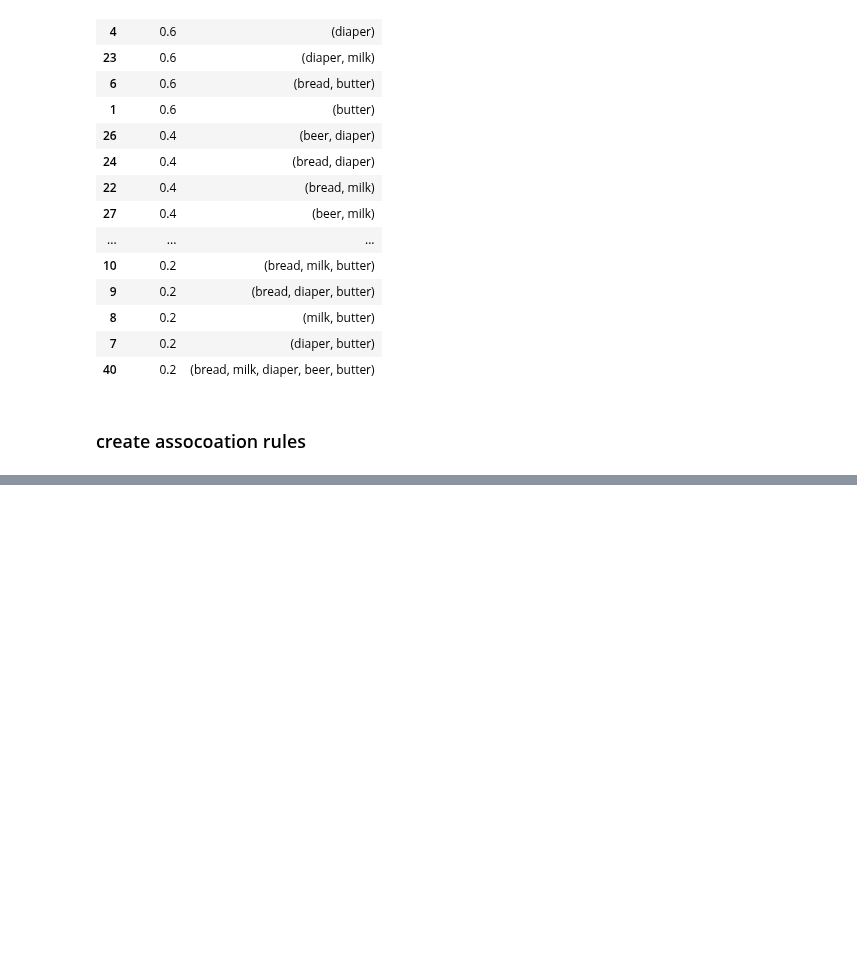
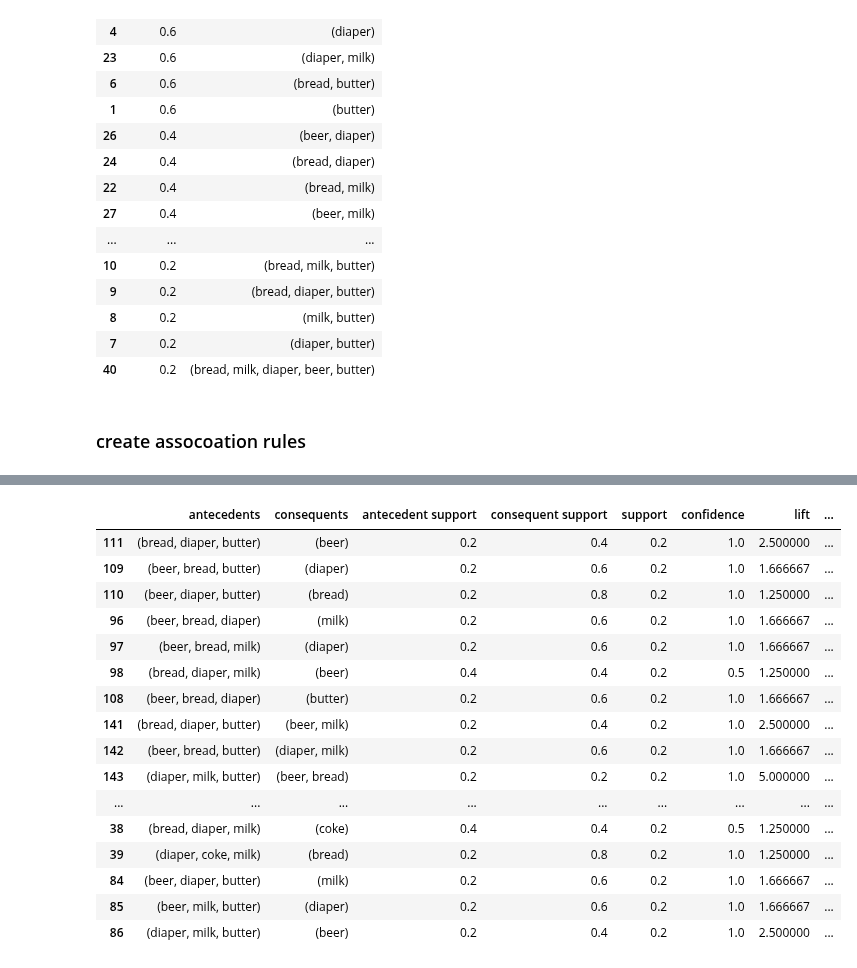
Before and after one commit to pNatTueku/ml_learning_with_ajprasertcbs, a Jupyter notebook: notebooks/market_basket_analysis.ipynb, the cells around one changed output, grey strips where cells are left out. Cells and saved outputs as stored; diff of their text form; code cells hidden in the pictures; blank space fills up the shorter version.

```diff
--- a/notebooks/market_basket_analysis.ipynb
+++ b/notebooks/market_basket_analysis.ipynb
@@ -152,3 +152,13 @@ frequent_itemsets.sort_values('support', ascending = False)
 | 40 | 0.2 | (bread, milk, diaper, beer, butter) |
 # %% [markdown]
 ### create assocoation rules
+# %%
+# metrices = ['support', 'confidence', 'lift', 'leverage', and 'conviction']
+
+metric = 'lift'
+# rules = association_rules(frequent_itemsets, metric = "support", min_threshold = .2)
+# rules = association_rules(frequent_itemsets, metric = "confidence", min_threshold = .5)
+rules = association_rules(frequent_itemsets, metric = metric, min_threshold = 1)
+
+rules.sort_values('support', ascending = False, inplace = True)
+rules
@@ -154,0 +199,20 @@ frequent_itemsets.sort_values('support', ascending = False)
+# %%
+rules[rules['antecedents'].apply(lambda s: len(s)) == 3]
+# %% [output]
+|  | antecedents | consequents | antecedent support | consequent support | support | confidence | lift | ... |
+| 111 | (bread, diaper, butter) | (beer) | 0.2 | 0.4 | 0.2 | 1.0 | 2.500000 | ... |
+| 109 | (beer, bread, butter) | (diaper) | 0.2 | 0.6 | 0.2 | 1.0 | 1.666667 | ... |
+| 110 | (beer, diaper, butter) | (bread) | 0.2 | 0.8 | 0.2 | 1.0 | 1.250000 | ... |
+| 96 | (beer, bread, diaper) | (milk) | 0.2 | 0.6 | 0.2 | 1.0 | 1.666667 | ... |
+| 97 | (beer, bread, milk) | (diaper) | 0.2 | 0.6 | 0.2 | 1.0 | 1.666667 | ... |
+| 98 | (bread, diaper, milk) | (beer) | 0.4 | 0.4 | 0.2 | 0.5 | 1.250000 | ... |
+| 108 | (beer, bread, diaper) | (butter) | 0.2 | 0.6 | 0.2 | 1.0 | 1.666667 | ... |
+| 141 | (bread, diaper, butter) | (beer, milk) | 0.2 | 0.4 | 0.2 | 1.0 | 2.500000 | ... |
+| 142 | (beer, bread, butter) | (diaper, milk) | 0.2 | 0.6 | 0.2 | 1.0 | 1.666667 | ... |
+| 143 | (diaper, milk, butter) | (beer, bread) | 0.2 | 0.2 | 0.2 | 1.0 | 5.000000 | ... |
+| ... | ... | ... | ... | ... | ... | ... | ... | ... |
+| 38 | (bread, diaper, milk) | (coke) | 0.4 | 0.4 | 0.2 | 0.5 | 1.250000 | ... |
+| 39 | (diaper, coke, milk) | (bread) | 0.2 | 0.8 | 0.2 | 1.0 | 1.250000 | ... |
+| 84 | (beer, diaper, butter) | (milk) | 0.2 | 0.6 | 0.2 | 1.0 | 1.666667 | ... |
+| 85 | (beer, milk, butter) | (diaper) | 0.2 | 0.6 | 0.2 | 1.0 | 1.666667 | ... |
+| 86 | (diaper, milk, butter) | (beer) | 0.2 | 0.4 | 0.2 | 1.0 | 2.500000 | ... |
```
Also changed, not shown: parts of 15 cells of this notebook.
